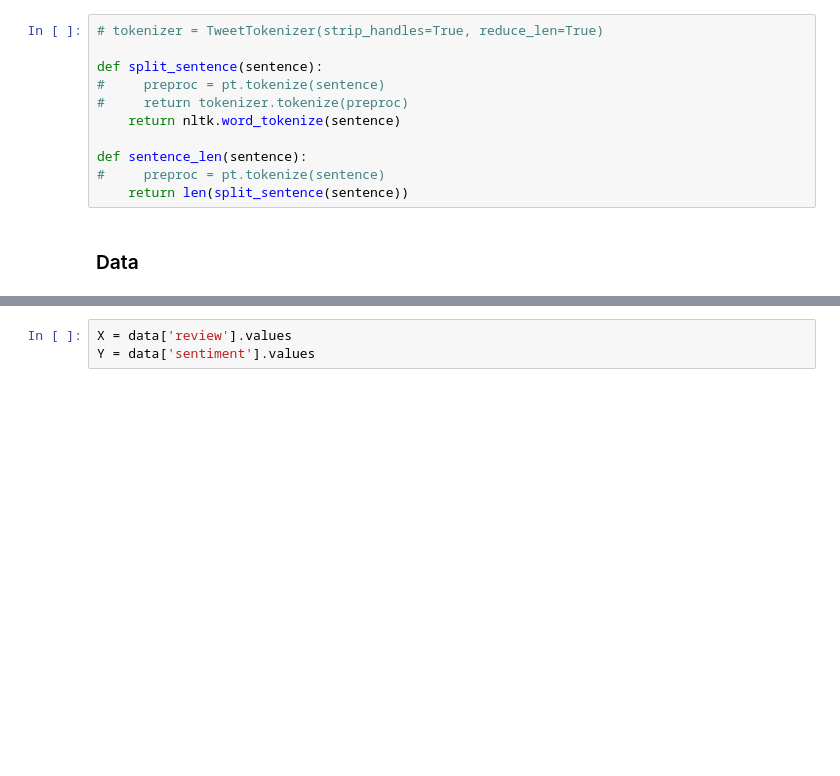
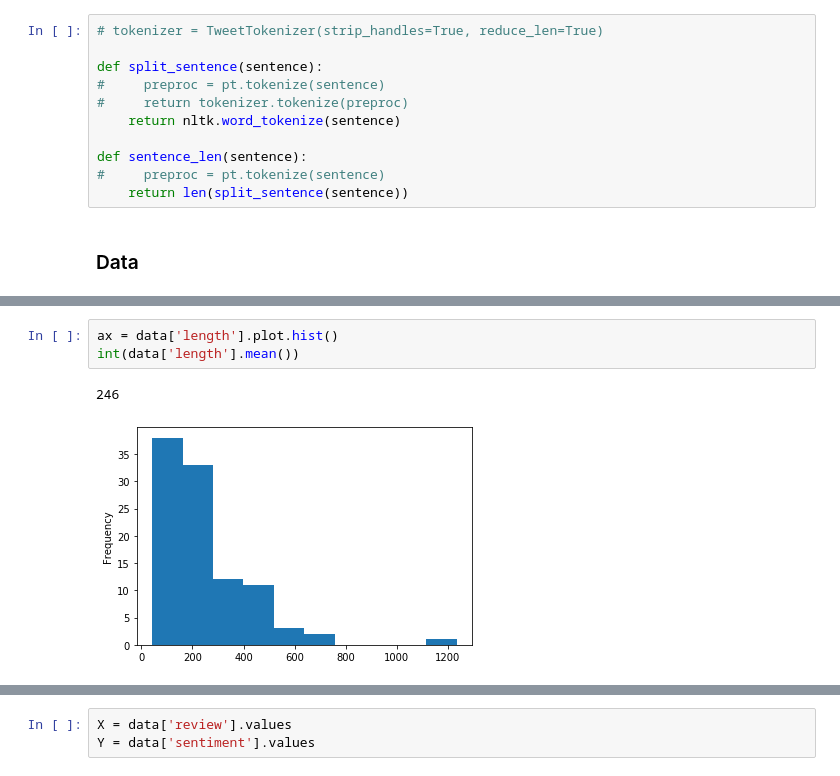
Before and after one commit to danylokos/kg-reviews, a Jupyter notebook: kg-reviews.ipynb, the cells around one changed output, grey strips where cells are left out. Saved outputs shown, nothing was run; the diff lists cells and outputs as text; blank space fills up the shorter version.

```diff
--- a/kg-reviews.ipynb
+++ b/kg-reviews.ipynb
@@ -76,3 +79,9 @@ data.head()
+# %%
+ax = data['length'].plot.hist()
+int(data['length'].mean())
+# %% [output]
+246
+[figure, added]
 # %%
 idx = np.random.randint(len(data))
 data.iloc[idx]
```
Also changed, not shown: parts of 13 cells of this notebook.
